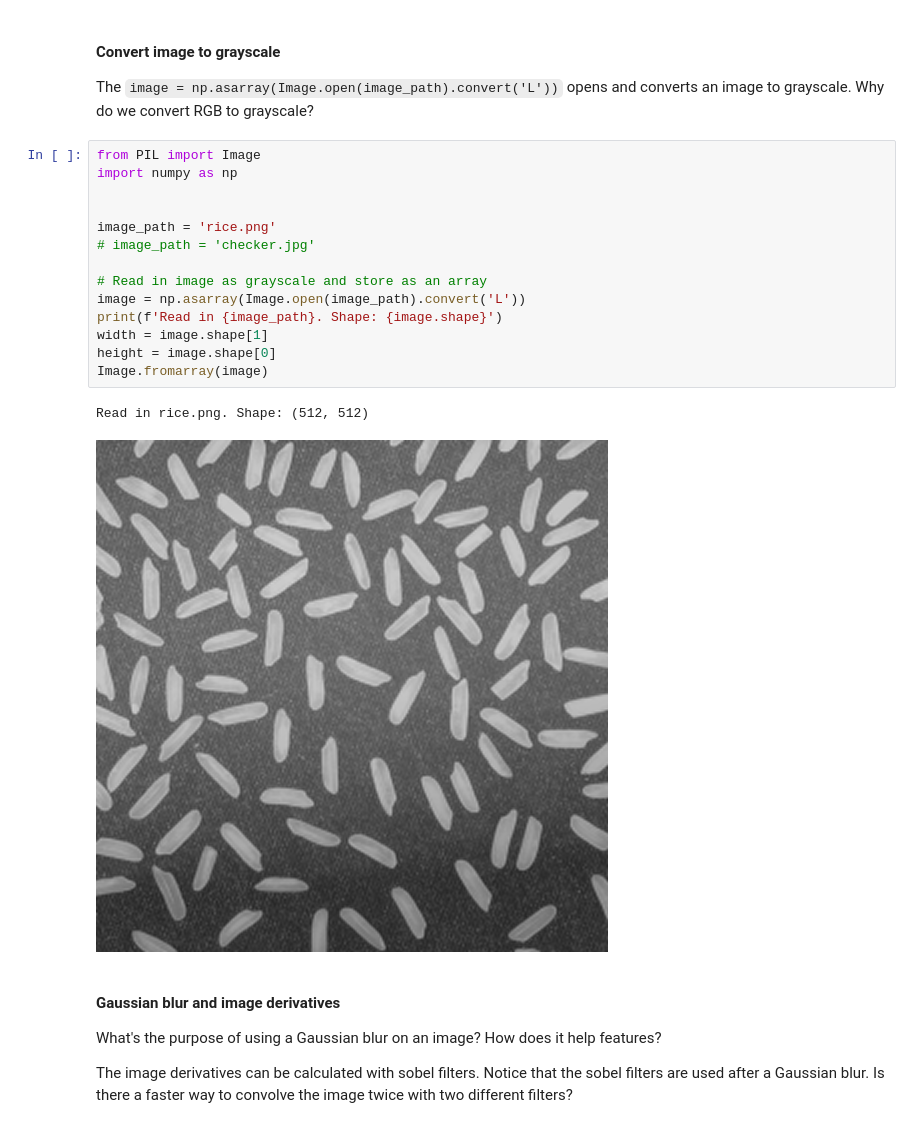
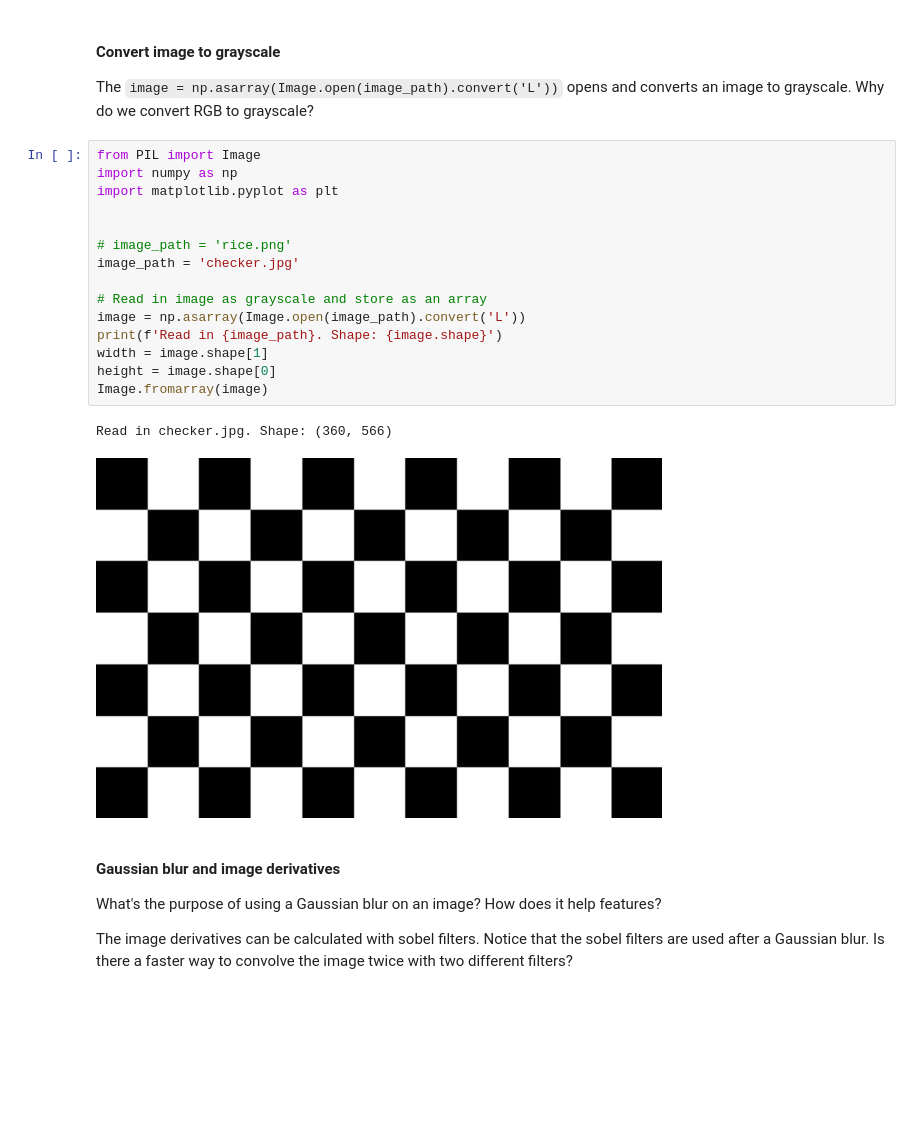
Before and after one commit to AIP-Mizzou/HarrisFeature, a Jupyter notebook: main.ipynb, the cells around one changed output. Saved outputs shown, nothing was run; the diff lists cells and outputs as text; blank space fills up the shorter version.

```diff
--- a/main.ipynb
+++ b/main.ipynb
@@ -26,20 +26,21 @@ The `image = np.asarray(Image.open(image_path).convert('L'))` opens and converts
 # %%
 from PIL import Image
 import numpy as np
+import matplotlib.pyplot as plt
 
 
-image_path = 'rice.png'
-# image_path = 'checker.jpg'
+# image_path = 'rice.png'
+image_path = 'checker.jpg'
 
 # Read in image as grayscale and store as an array
 image = np.asarray(Image.open(image_path).convert('L'))
 print(f'Read in {image_path}. Shape: {image.shape}')
 width = image.shape[1]
 height = image.shape[0]
 Image.fromarray(image)
 # %% [output]
-Read in rice.png. Shape: (512, 512)
+Read in checker.jpg. Shape: (360, 566)
-[figure, old version]
+[figure, new version]
 # %% [markdown]
 #### Gaussian blur and image derivatives
 What's the purpose of using a Gaussian blur on an image? How does it help features?
```
Also changed, not shown: parts of 12 cells of this notebook.
